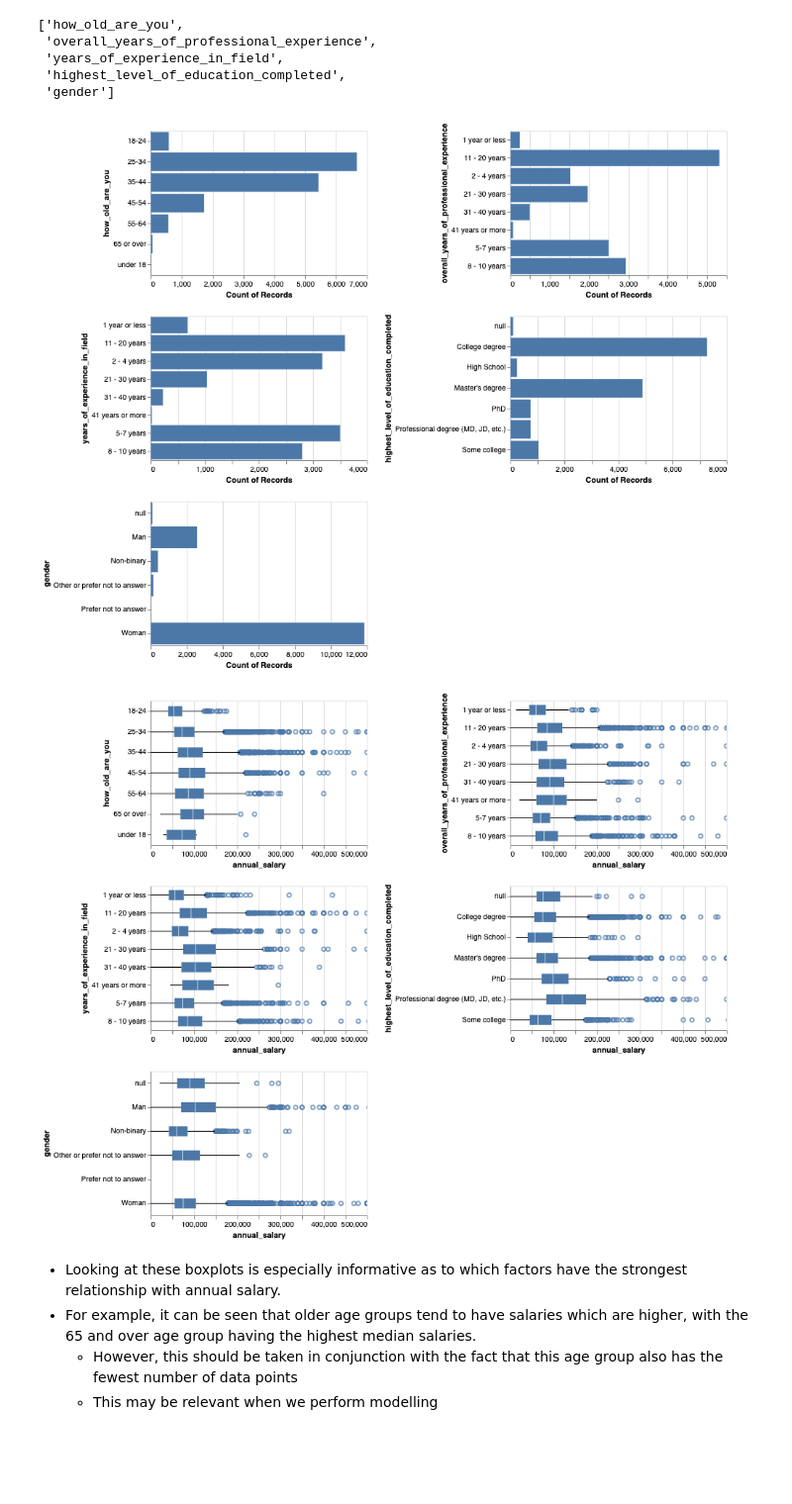
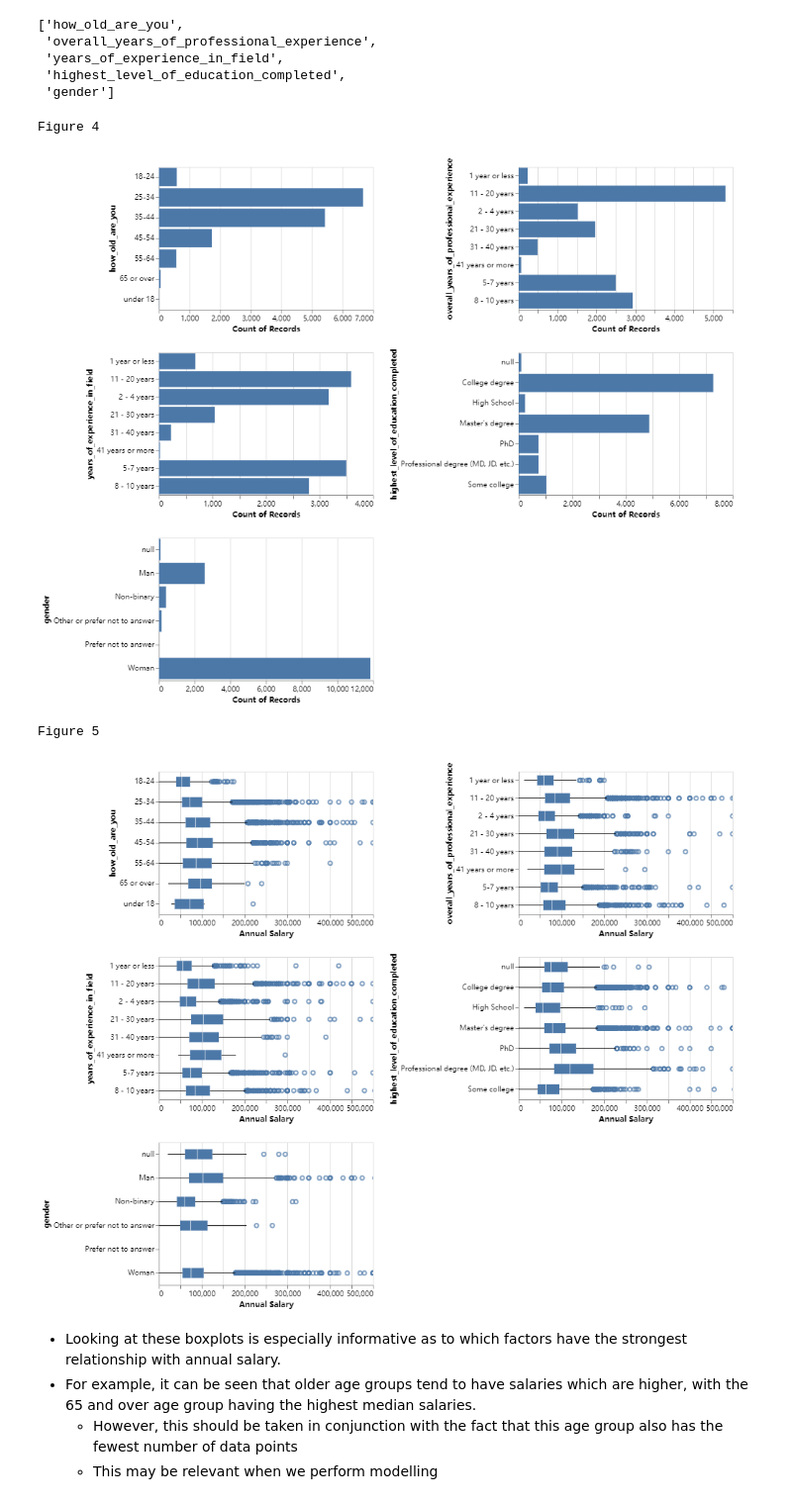
Before and after one commit to UBC-MDS/US-Salary-Prediction, a Jupyter notebook: EDA/EDA.ipynb, the cells around one changed output. Shown at 99% size. Saved outputs shown, nothing was run; the diff lists cells and outputs as text; code cells hidden in the pictures; blank space fills up the shorter version.

```diff
--- a/EDA/EDA.ipynb
+++ b/EDA/EDA.ipynb
@@ -92,11 +107,19 @@ train_df
 - First we get some general information about our dataset.
 - Note that there are lots of null values in the additional information (additional_context_on_job_title, additional_context_on_income, etc).
 # %%
+def df_uniques(df):
+    result = {}
+    for x in df.columns:
+        result[df[x].name] = df[x].unique().tolist()[0:5]
+    return result
+
+
 result = {}
-# result["Column name"] = train_df.columns.tolist()
+print("Summary Table")
 result["Not Null Count"] = train_df.notnull().sum()
 result["Null Count"] = train_df.isnull().sum()
 result["Number of Unique Values"] = train_df.nunique()
+result["Unique Values"] = df_uniques(train_df)
 result["Types"] = train_df.dtypes
 result_df = pd.DataFrame(result)
 result_df
@@ -213,6 +237,7 @@ collist
  'highest_level_of_education_completed',
  'gender']
 # %%
+print("Figure 4")
 alt.Chart(train_df).mark_bar().encode(
      y=alt.Y(alt.repeat(), type='nominal'),
      x='count()',
@@ -224,20 +249,23 @@ alt.Chart(train_df).mark_bar().encode(
     columns=2
 )
 # %% [output]
+Figure 4
-[figure, old version]
+[figure, new version]
 # %%
+print("Figure 5")
 alt.Chart(train_df).mark_boxplot(clip=True).encode(
-    x=alt.X("annual_salary",scale=alt.Scale(domain=(0, 500000))),
+    x=alt.X("annual_salary", scale=alt.Scale(domain=(0, 500000)), title="Annual Salary"),
     y=alt.Y(alt.repeat(), type='nominal', sort="x"),
 ).properties(
     width=300,
-    height=200
+    height=200,
 ).repeat(
     collist,
     columns=2
 )
 # %% [output]
+Figure 5
-[figure, old version]
+[figure, new version]
 # %% [markdown]
 - Looking at these boxplots is especially informative as to which factors have the strongest relationship with annual salary.
 - For example, it can be seen that older age groups tend to have salaries which are higher, with the 65 and over age group having the highest median salaries.
```
Also changed, not shown: parts of 6 cells of this notebook, 2 other files.
